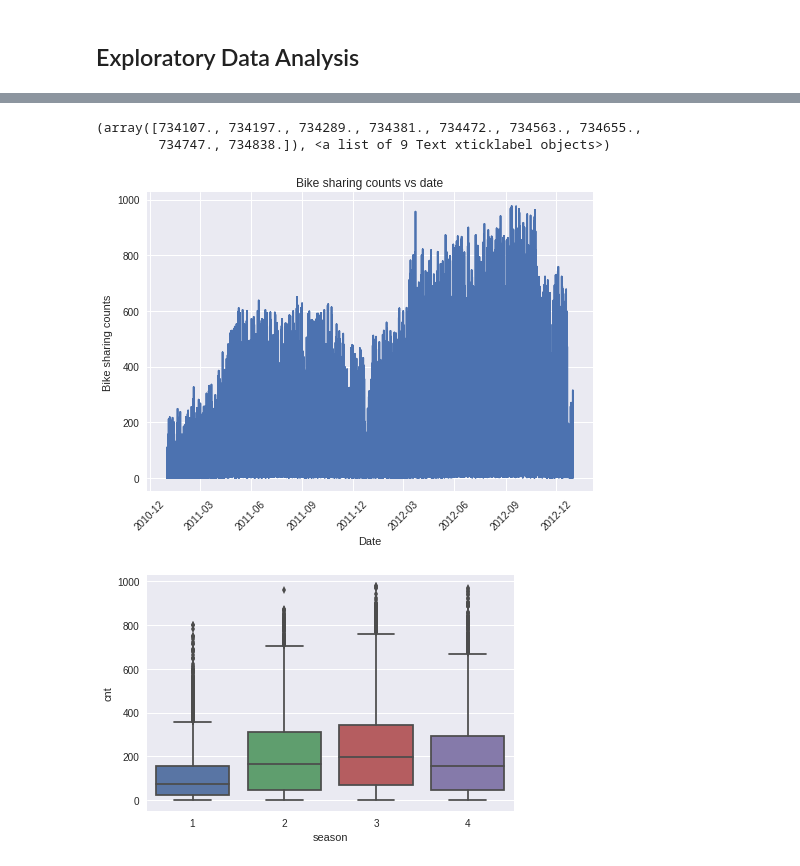
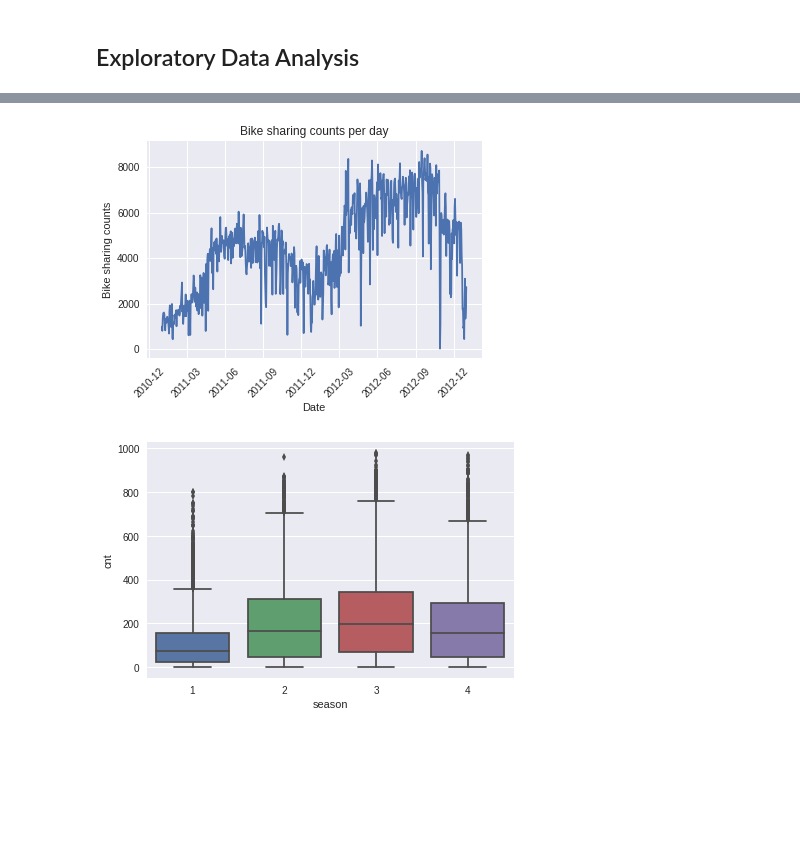
Before and after one commit to PrinceJavier/bikesharing-count-prediction-NN, a Jupyter notebook: SLT4a-DL-Lab-1.ipynb, the cells around one changed output, grey strips where cells are left out. Cells and saved outputs as stored; diff of their text form; code cells hidden in the pictures; blank space fills up the shorter version.

```diff
--- a/SLT4a-DL-Lab-1.ipynb
+++ b/SLT4a-DL-Lab-1.ipynb
@@ -331,19 +331,18 @@ rides.describe()
 # %%
 # Import packages
 import matplotlib.pyplot as plt
 %matplotlib inline
 import seaborn as sns
 
 # Hourly counts over time
-plt.plot(rides.dteday, rides.cnt)
+plt.plot(rides.groupby(by='dteday').sum().index,
+         rides.groupby(by='dteday').sum().cnt)
 plt.xlabel('Date')
 plt.ylabel('Bike sharing counts')
-plt.title('Bike sharing counts vs date')
-plt.xticks(rotation=45)
+plt.title('Bike sharing counts per day')
+plt.xticks(rotation=45);
 # %% [output]
-(array([734107., 734197., 734289., 734381., 734472., 734563., 734655.,
-        734747., 734838.]), <a list of 9 Text xticklabel objects>)
-[figure, old version]
+[figure, new version]
 # %%
 for x in ['season', 'yr', 'mnth', 'hr', 'holiday', 'weekday', 'workingday']:
     sns.boxplot(x=x, y="cnt", data=rides)
```
Also changed, not shown: parts of 16 cells of this notebook.
